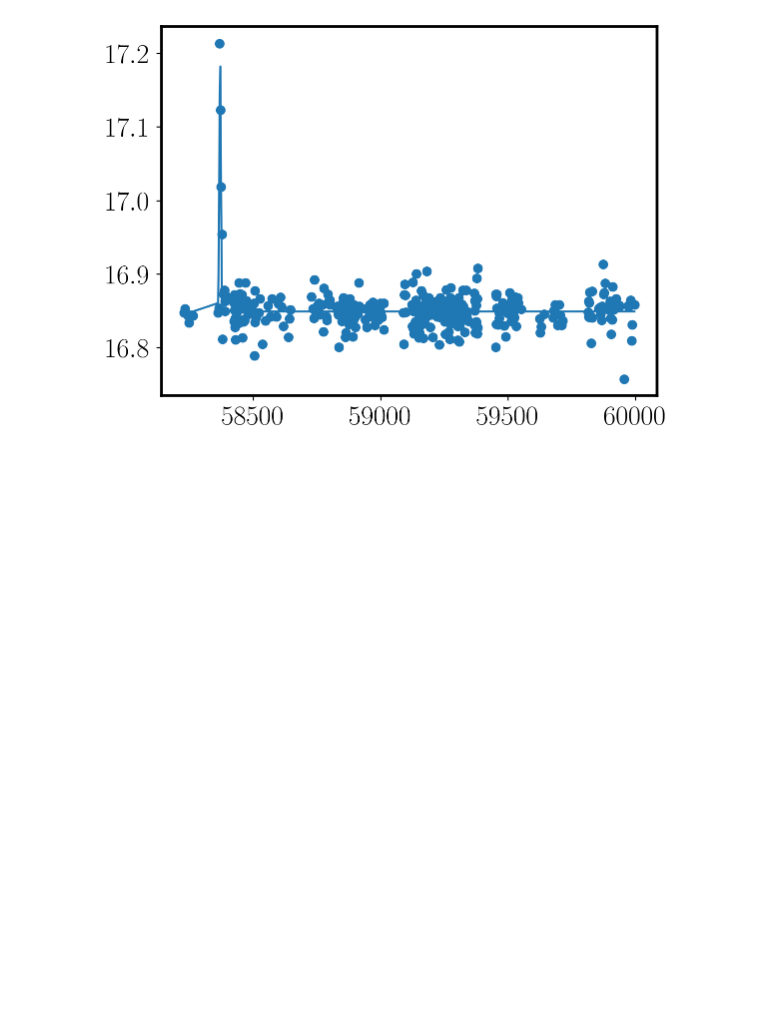
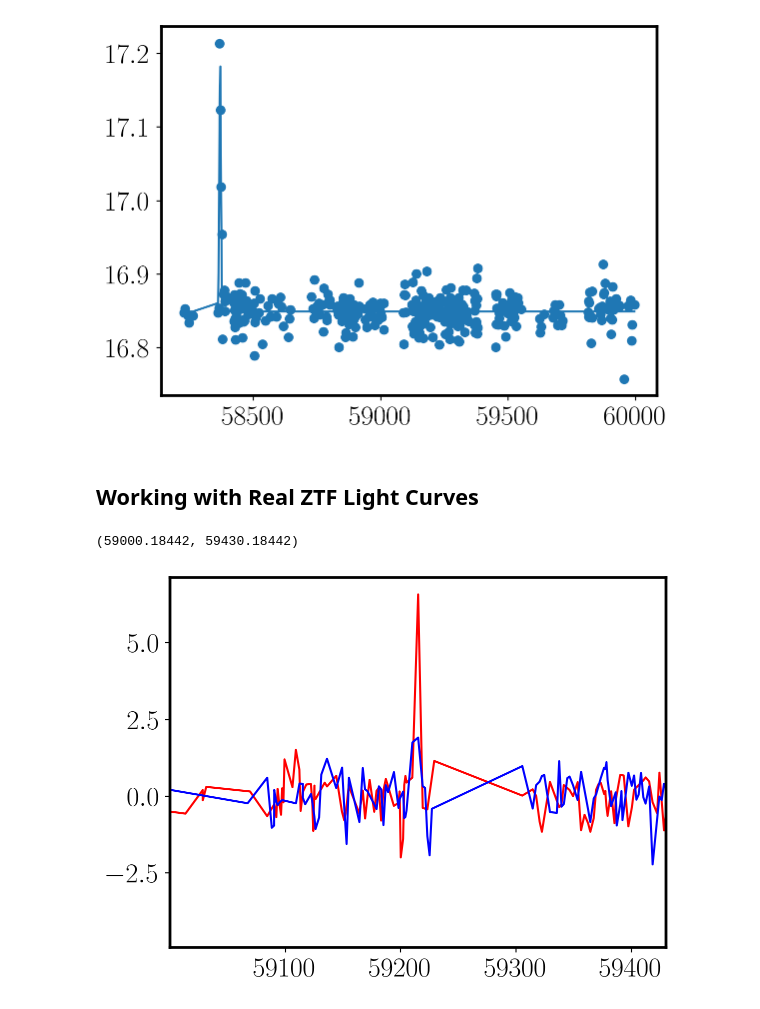
Before and after one commit to AndyTza/little-dip, a Jupyter notebook: notebook/Dipper Prototype.ipynb, the cells around one changed output. Saved outputs shown, nothing was run; the diff lists cells and outputs as text; code cells hidden in the pictures; blank space fills up the shorter version.

```diff
--- a/notebook/Dipper Prototype.ipynb
+++ b/notebook/Dipper Prototype.ipynb
@@ -165,3 +165,27 @@ np.log(evaluate_updated(lc_time, lc_mag, lc_magerr, lc_flags, lc_filter)['lc_sco
 # %% [output]
 11.307403347722024
 [figure]
+# %% [markdown]
+## Working with Real ZTF Light Curves
+# %%
+from astropy.io import ascii
+lc_r = ascii.read("https://ztf.snad.space/dr17/csv/802205100000708")
+lc_g = ascii.read("https://ztf.snad.space/dr17/csv/802105100000673")
+
+obs_time = np.concatenate([lc_r['mjd'], lc_g['mjd']])
+obs_mag = np.concatenate([lc_r['mag'], lc_g['mag']])
+obs_magerr = np.concatenate([lc_r['magerr'], lc_g['magerr']])
+r_filter = np.repeat('r', len(lc_r))
+g_filter = np.repeat('g', len(lc_g))
+obs_filter = np.concatenate([r_filter, g_filter])
+obs_cat = np.concatenate([np.zeros(len(lc_r)), np.zeros(len(lc_g))])
+# %%
+dev_r = dipper.deviation(lc_r['mag'], lc_r['magerr'], np.median(lc_r['mag']), np.std(lc_r['mag']))
+dev_g = dipper.deviation(lc_g['mag'], lc_g['magerr'], np.median(lc_g['mag']), np.std(lc_g['mag']))
+# %%
+plt.plot(lc_r['mjd'], dev_r, label='r-band', color='red')
+plt.plot(lc_g['mjd'], dev_g, label='g-band', color='b')
+plt.xlim(59215.184420-215, 59215.184420+215)
+# %% [output]
+(59000.18442, 59430.18442)
+[figure, added]
```
Also changed, not shown: parts of 5 cells of this notebook, 2 other files.
